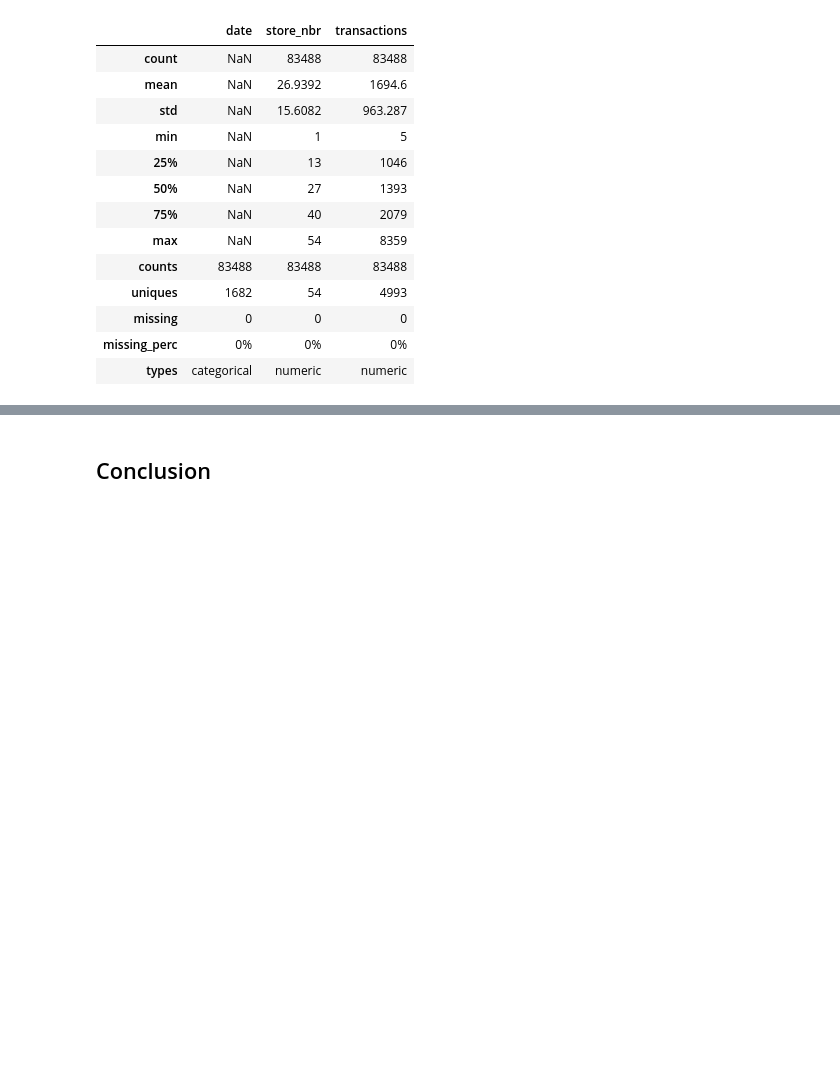
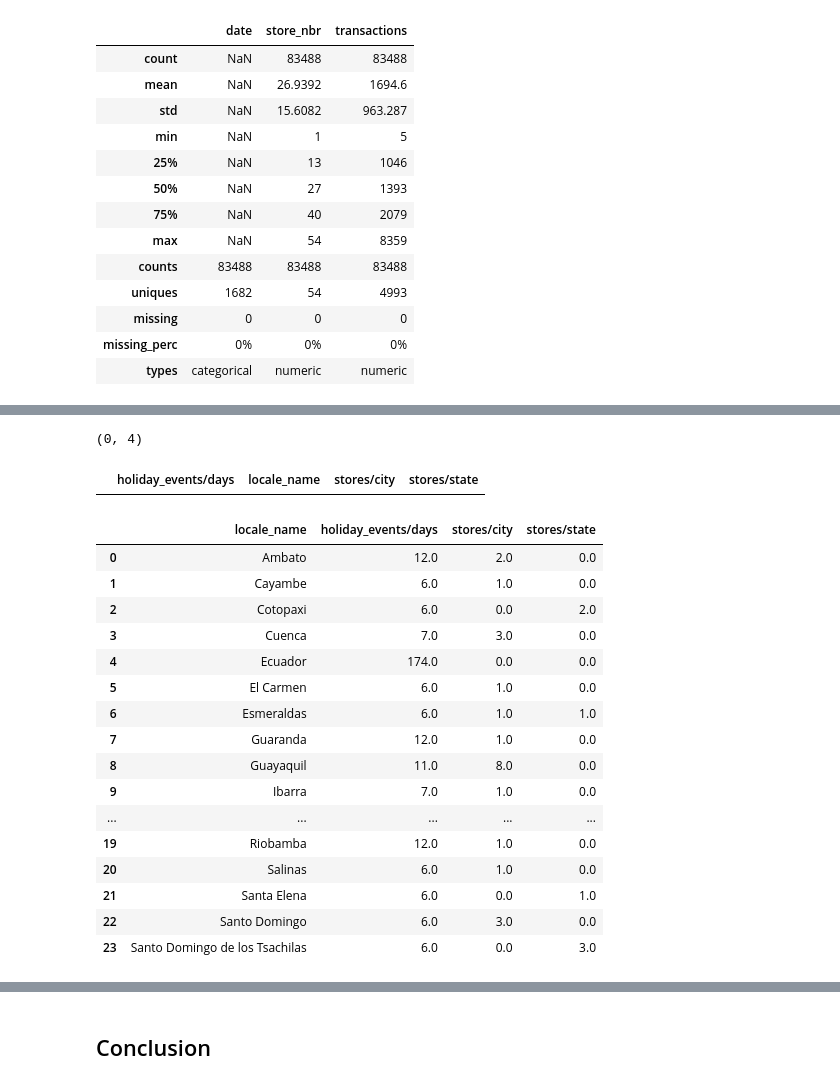
Before and after one commit to ilirium/kaggle-favorita, a Jupyter notebook: favorita-01-look-at-files-02-additional.ipynb, the cells around one changed output, grey strips where cells are left out. Drawn from its saved outputs; the diff is of its cells as text; code cells hidden in the pictures; blank space fills up the shorter version.

```diff
--- a/favorita-01-look-at-files-02-additional.ipynb
+++ b/favorita-01-look-at-files-02-additional.ipynb
@@ -50,0 +63,8 @@ def count_all_categories(df, col, num=5):
+# %%
+locale_name = 'Moscow'
+cities = '0'
+states = '0'
+geo = geo.append(pd.DataFrame([[locale_name, cities, states]], columns=['locale_name', 'city', 'state']),
+                 ignore_index=True)
+display(geo)
+del geo
@@ -434,0 +494,37 @@ DataFrameSummary(transactions).summary()
+# %%
+geo = pd.DataFrame({'locale_name': [], 'holiday_events/days': [], 'stores/city': [], 'stores/state': []})
+display(geo.shape)
+display(geo)
+# %% [output]
+(0, 4)
+|  | holiday_events/days | locale_name | stores/city | stores/state |
+# %%
+# for locale_name in holiday_events['locale_name']:
+for locale_name in list(holiday_events['locale_name'].cat.categories):
+    days = count_by_value(holiday_events, 'locale_name', locale_name)
+    cities = count_by_value(stores, 'city', locale_name)
+    states = count_by_value(stores, 'state', locale_name)
+    geo = geo.append(pd.DataFrame([[locale_name, days, cities, states]],
+                                  columns=['locale_name', 'holiday_events/days', 'stores/city', 'stores/state']),
+                    ignore_index=True)
+#     geo.append(pd.DataFrame({'locale_name': locale_name, 'city': cities, 'state': states}))
+
+display(geo[['locale_name', 'holiday_events/days', 'stores/city', 'stores/state']])
+# %% [output]
+|  | locale_name | holiday_events/days | stores/city | stores/state |
+| 0 | Ambato | 12.0 | 2.0 | 0.0 |
+| 1 | Cayambe | 6.0 | 1.0 | 0.0 |
+| 2 | Cotopaxi | 6.0 | 0.0 | 2.0 |
+| 3 | Cuenca | 7.0 | 3.0 | 0.0 |
+| 4 | Ecuador | 174.0 | 0.0 | 0.0 |
+| 5 | El Carmen | 6.0 | 1.0 | 0.0 |
+| 6 | Esmeraldas | 6.0 | 1.0 | 1.0 |
+| 7 | Guaranda | 12.0 | 1.0 | 0.0 |
+| 8 | Guayaquil | 11.0 | 8.0 | 0.0 |
+| 9 | Ibarra | 7.0 | 1.0 | 0.0 |
+| ... | ... | ... | ... | ... |
+| 19 | Riobamba | 12.0 | 1.0 | 0.0 |
+| 20 | Salinas | 6.0 | 1.0 | 0.0 |
+| 21 | Santa Elena | 6.0 | 0.0 | 1.0 |
+| 22 | Santo Domingo | 6.0 | 3.0 | 0.0 |
+| 23 | Santo Domingo de los Tsachilas | 6.0 | 0.0 | 3.0 |
```
Also changed, not shown: parts of 19 cells of this notebook, 1 other file.
